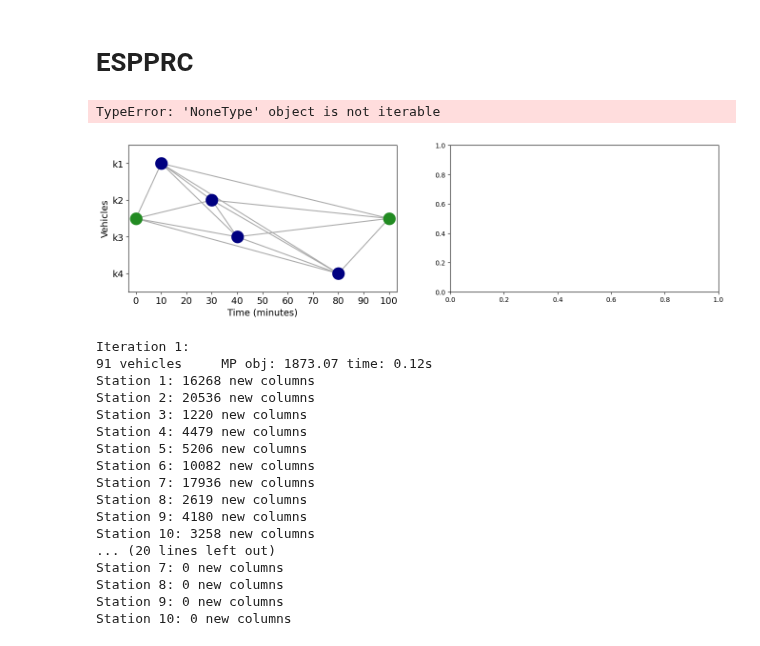
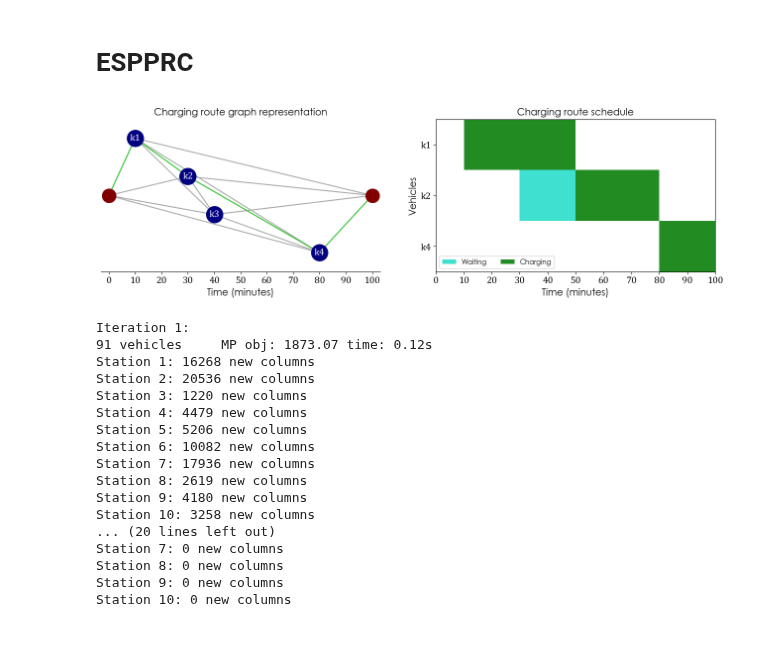
Before and after one commit to juanbeta98/MOPTA-23, a Jupyter notebook: ESPPRC.ipynb, the cells around one changed output. Saved outputs shown, nothing was run; the diff lists cells and outputs as text; code cells hidden in the pictures.

Commit message:
Better visualization

```diff
--- a/ESPPRC.ipynb
+++ b/ESPPRC.ipynb
@@ -481,19 +491,25 @@ def plot_graph(s,K,V,A,a,t,Route=None,color_arcs=False,feas=True):
 
     ''' Vehicle nodes '''
     for v in V:
-        if v in ["s","e"]: ax1.plot(a[v,s],(V[-2]+V[1])/2,marker="o",markersize=18,color="forestgreen")
-        else: ax1.plot(a[v,s],v,marker="o",markersize=18,color="navy")
+        if v in ["s","e"]: ax1.plot(a[v,s],(V[-2]+V[1])/2,marker="o",markersize=20,color="maroon")
+        else: ax1.plot(a[v,s],v,marker="o",markersize=24,color="navy"); ax1.text(x=a[v,s],y=v,s=f"k{v}",color="white",va="center",ha="center",fontsize=14,fontname="Cambria")
 
-    ax1.set_xlim(-0.05,T+0.05); ax1.set_xlabel("Time (minutes)",fontsize=14)
-    ax1.set_ylim(0.5,len(V)-2+0.5); ax1.set_ylabel("Vehicles",fontsize=14)
+    ax1.set_xlim(-0.05,T+0.05); ax1.set_xlabel("Time (minutes)",fontsize=14,fontname="Century Gothic")
+    ax1.set_ylim(0.5,len(V)-2+0.5); #ax1.set_ylabel("Vehicles",fontsize=14)
 
     timesteps = [t*T/10 for t in range(11)]
     ax1.set_xticks(timesteps); ax1.set_xticklabels([int(t*60) for t in timesteps],fontsize=14)
 
-    ax1.set_yticks(K); ax1.set_yticklabels([f"k{k}" for k in K], fontsize=14)
+    #ax1.set_yticks(K); ax1.set_yticklabels([f"k{k}" for k in K], fontsize=14)
+    ax1.set_yticks([])
+    ax1.spines[["top","left","right"]].set_visible(False)
+
+    for tick in ax1.get_xticklabels():
+        tick.set_fontname("Cambria")
 
     ax1.invert_yaxis()
     ax1.grid(which="minor",axis="x")
+    ax1.set_title("Charging route graph representation",fontsize=14,fontname="Century Gothic")
 
     cum_t = 0; i = 1
     for k in Route:
@@ -501,14 +517,27 @@ def plot_graph(s,K,V,A,a,t,Route=None,color_arcs=False,feas=True):
         ax2.barh(y=i,width=t[k,s],height=1,left=cum_t+max(0,a[k,s]-cum_t),color="forestgreen")
         cum_t += max(0,a[k,s]-cum_t) + t[k,s]; i+=1
 
-    ax2.set_xlim(-0.05,T+0.05)
+    ax2.set_xlim(0,T)
+    ax2.set_ylim(0.5,i-0.5)
 
     timesteps = [t*T/10 for t in range(11)]
     ax2.set_xticks(timesteps); ax2.set_xticklabels([int(t*60) for t in timesteps],fontsize=14)
     ax2.set_yticks([k for k in range(1,i)]); ax2.set_yticklabels([f"k{k}" for k in Route],fontsize=14)
 
-    ax2.set_xlabel("Time (minutes)",fontsize=14)
-    ax2.set_ylabel("Vehicles",fontsize=14)
+    ax2.bar(x=0,height=0,color="turquoise",label="Waiting"); ax2.bar(x=0,height=0,color="forestgreen",label="Charging")
+    leg = ax2.legend(loc="lower left",ncol=2)
+
+    for text in leg.get_texts():
+        text.set_fontfamily("Century Gothic")
+
+    ax2.set_xlabel("Time (minutes)",fontsize=14,fontname="Century Gothic")
+    ax2.set_ylabel("Vehicles",fontsize=14,fontname="Century Gothic")
+    ax2.set_title("Charging route schedule",fontsize=14,fontname="Century Gothic")
+
+    for tick in ax2.get_xticklabels():
+        tick.set_fontname("Cambria")
+    for tick in ax2.get_yticklabels():
+        tick.set_fontname("Cambria")
 
     ax2.invert_yaxis()
 # %%
@@ -519,13 +548,13 @@ K = list(range(1,5))
 T = 100/60
 a = {("s",1):0, (1,1):10/60, (2,1):30/60, (3,1):40/60, (4,1):80/60, ("e",1):T}
 t = {("s",1):0, (1,1):40/60, (2,1):30/60, (3,1):30/60, (4,1):20/60, ("e",1):0}
-V,A,rc = get_graph(1,K,cd,cw,a,d,p,{f"V{k}":0 for k in K},0)
+V,A,rc = get_dummy_graph(1,K,cd,cw,a,d,p,{f"V{k}":-10 for k in K},0)
 ext = vertices_extensions(V,A)
 #routes = label_algorithm(1,V,K,T,rc,t,a,ext,{f"V{k}":0 for k in K},0)
-plot_graph(1,K,V,A,a,t)
-# %% [output]
-TypeError: 'NoneType' object is not iterable
-[figure, removed]
+# %%
+plot_graph(1,K,V,A,a,t,Route=[1,2,4])
+# %% [output]
+[figure, added]
 # %%
 K = C
 T = 2.5
```
Also changed, not shown: parts of 1 cell of this notebook.
